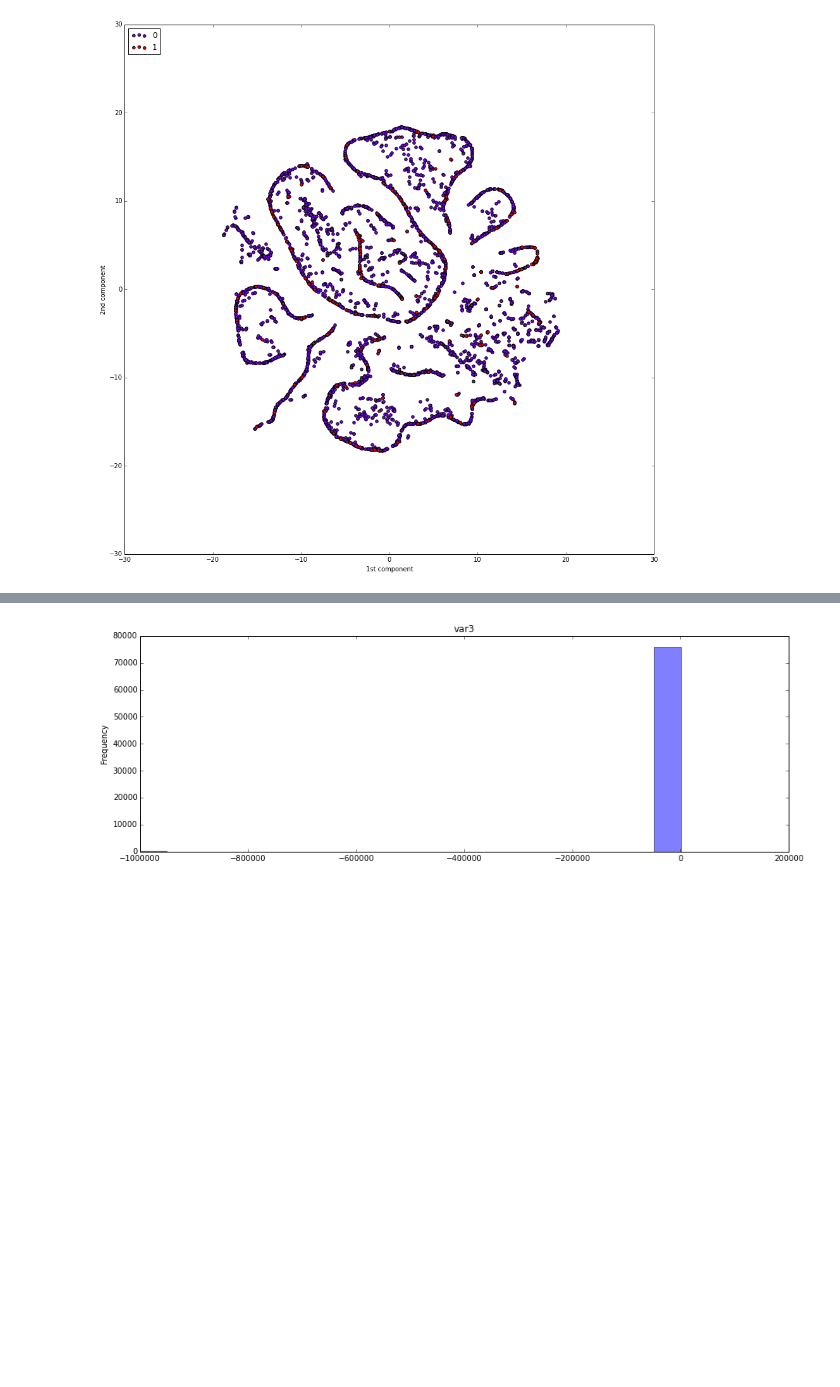
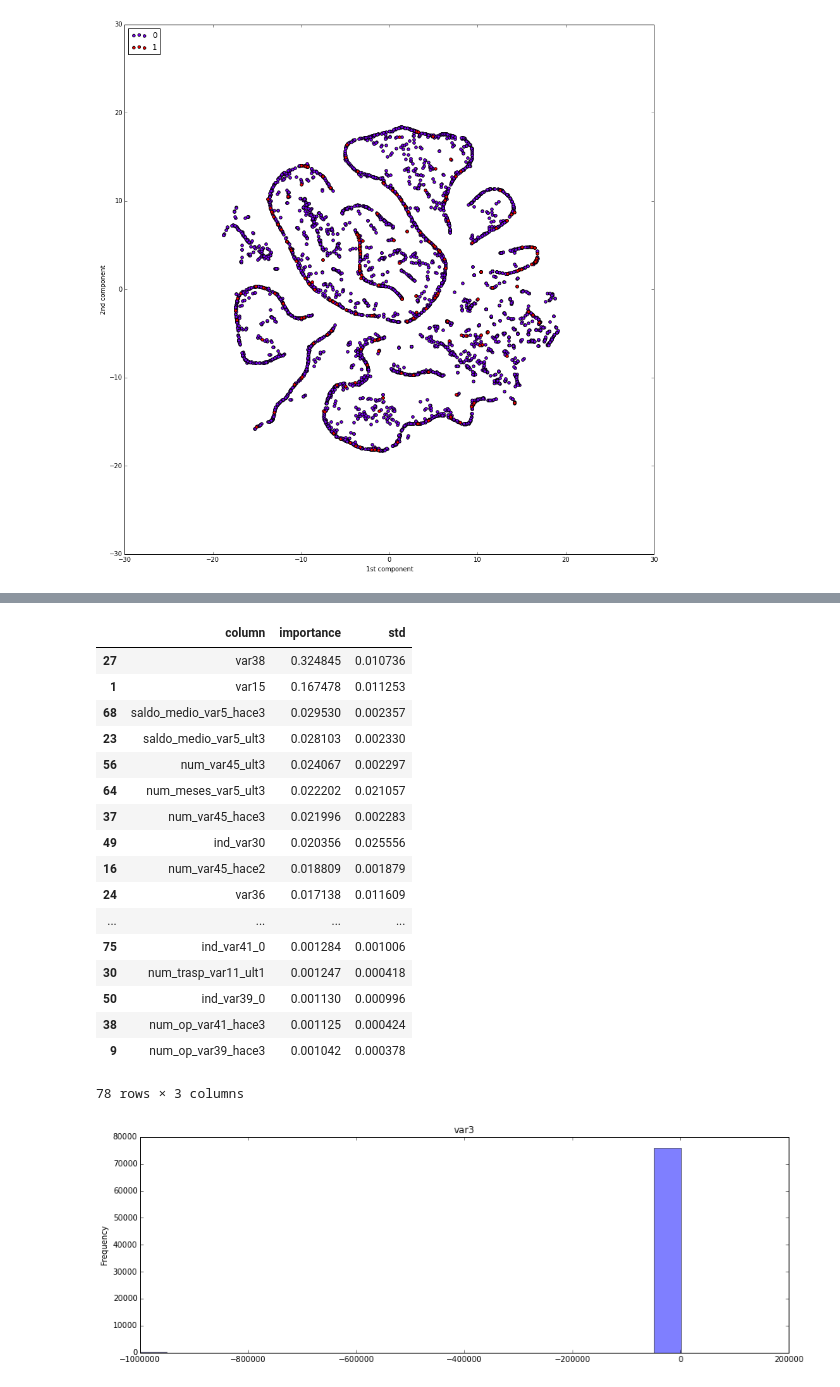
Before and after one commit to geoHeil/santander-customer-satisfaction, a Jupyter notebook: Python/Chris/02_Dataset_Clean.ipynb, the cells around one changed output, grey strips where cells are left out. Saved outputs shown, nothing was run; the diff lists cells and outputs as text; code cells hidden in the pictures; blank space fills up the shorter version.

```diff
--- a/Python/Chris/02_Dataset_Clean.ipynb
+++ b/Python/Chris/02_Dataset_Clean.ipynb
@@ -393,3 +376,24 @@ Feature ranking:
+# %%
+skutils.feature_importance(X_train, y_train).sort(columns='importance', ascending=False)
+# %% [output]
+|  | column | importance | std |
+| 27 | var38 | 0.324845 | 0.010736 |
+| 1 | var15 | 0.167478 | 0.011253 |
+| 68 | saldo_medio_var5_hace3 | 0.029530 | 0.002357 |
+| 23 | saldo_medio_var5_ult3 | 0.028103 | 0.002330 |
+| 56 | num_var45_ult3 | 0.024067 | 0.002297 |
+| 64 | num_meses_var5_ult3 | 0.022202 | 0.021057 |
+| 37 | num_var45_hace3 | 0.021996 | 0.002283 |
+| 49 | ind_var30 | 0.020356 | 0.025556 |
+| 16 | num_var45_hace2 | 0.018809 | 0.001879 |
+| 24 | var36 | 0.017138 | 0.011609 |
+| ... | ... | ... | ... |
+| 75 | ind_var41_0 | 0.001284 | 0.001006 |
+| 30 | num_trasp_var11_ult1 | 0.001247 | 0.000418 |
+| 50 | ind_var39_0 | 0.001130 | 0.000996 |
+| 38 | num_op_var41_hace3 | 0.001125 | 0.000424 |
+| 9 | num_op_var39_hace3 | 0.001042 | 0.000378 |
+78 rows × 3 columns
 # %%
 skutils.feature_hists(X_train)
 # %% [output]
```
Also changed, not shown: parts of 3 cells of this notebook, 3 other files.
